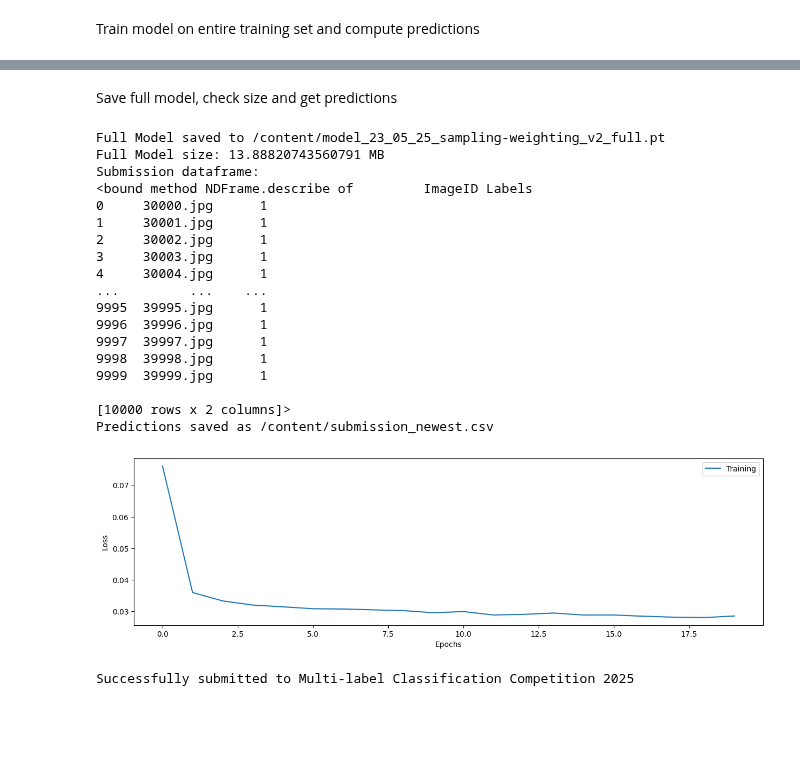
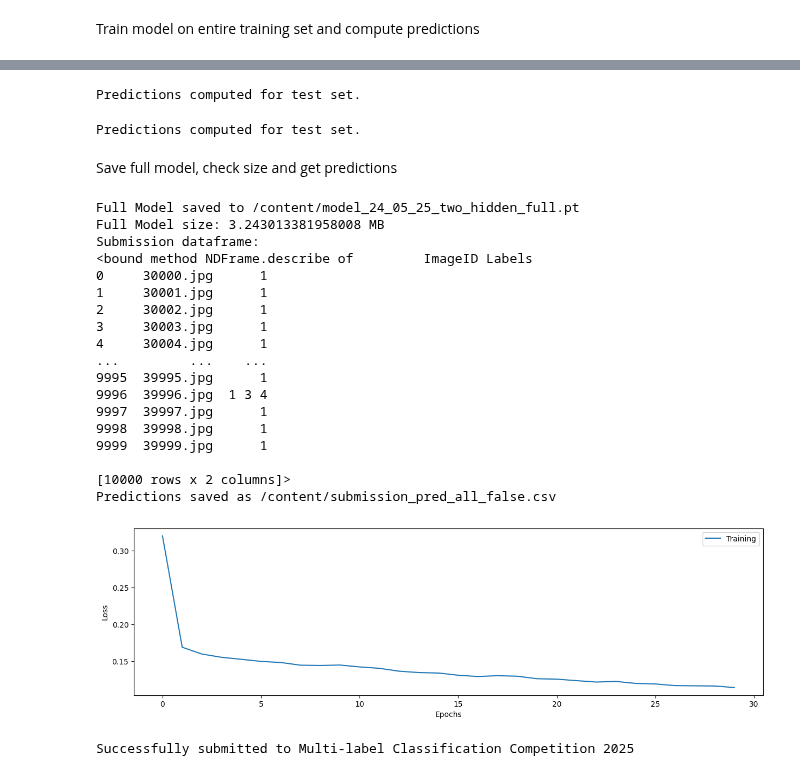
Before and after one commit to deding2000/COMP5329_Ass2, a Jupyter notebook: main_notebook.ipynb, the cells around one changed output, grey strips where cells are left out. Drawn from its saved outputs; the diff is of its cells as text; code cells hidden in the pictures; blank space fills up the shorter version.

Commit message:
tried with more complex model.. :(

```diff
--- a/main_notebook.ipynb
+++ b/main_notebook.ipynb
@@ -445,7 +445,7 @@ loss_full = torch.nn.BCEWithLogitsLoss()#c_weights_full)
 optimizer_full = torch.optim.Adam(model_full.parameters(), lr=lr)
 print('Full Model initialized.')
 log_interval = 50 # How often we print train loss
-train_losses_full = train_network(log_interval,model_full, device, train_dataloader, test_loader=0,optimizer=optimizer_full, loss=loss,epochs=30)
+train_losses_full = train_network(log_interval,model_full, device, train_dataloader, test_loader=0,optimizer=optimizer_full, loss=loss_full,epochs=30)
 
 plt.figure(figsize=(15,4))
 plt.plot(train_losses_full,label="Training")
@@ -455,7 +455,7 @@ plt.legend(loc='upper right')
 
 # Compute predictions for true test set
 thresholds_full = [0.5]*18
-test_pred_full = test(model_full, device, test_dataloader,loss_full,thresholds=thresholds_full,target_available=False,predict_all=True)
-test_pred_full_predict_all_false = test(model_full, device, test_dataloader,loss_full,thresholds=thresholds_full,target_available=False,predict_all=False)
+test_pred_full = test(model_full, device, test_dataloader,thresholds=thresholds_full,target_available=False,predict_all=True)
+test_pred_full_predict_all_false = test(model_full, device, test_dataloader,thresholds=thresholds_full,target_available=False,predict_all=False)
 # %% [output]
 Full Model initialized.
@@ -496,3 +660,11 @@ Train Epoch: 10 [12800/29996 (53%)]     Loss: 0.030027
+# %%
+# Compute predictions for true test set
+thresholds_full = [0.5]*18
+test_pred_full = test(model_full, device, test_dataloader,loss_full,thresholds=thresholds_full,target_available=False,predict_all=True)
+test_pred_full_predict_all_false = test(model_full, device, test_dataloader,loss_full,thresholds=thresholds_full,target_available=False,predict_all=False)
+# %% [output]
+Predictions computed for test set.
+Predictions computed for test set.
 # %% [markdown]
 Save full model, check size and get predictions
 # %%
@@ -533,39 +705,39 @@ print(f"Full Model size: {size_mb} MB")
 plt.figure(figsize=(15,4))
 plt.plot(train_losses_full,label="Training")
 plt.ylabel("Loss")
 plt.xlabel("Epochs")
 plt.legend(loc='upper right')
 plt.savefig(path_name_plot)
 
 #Save predictions in csv
-pred_labels= unencode(test_pred_full)
+pred_labels = unencode(test_pred_full_predict_all_false)
 pred_df = df_test.copy()
 pred_df = pred_df.drop("Caption",axis=1)
 pred_df["Labels"] = pred_labels
 print("Submission dataframe:")
 print(pred_df.describe)
-submission_name = "/content/submission_newest.csv"
+submission_name = "/content/submission_pred_all_false.csv"
 pred_df.to_csv(submission_name,index=False)
 print(f"Predictions saved as {submission_name}")
 # %% [output]
-Full Model saved to /content/model_23_05_25_sampling-weighting_v2_full.pt
-Full Model size: 13.88820743560791 MB
+Full Model saved to /content/model_24_05_25_two_hidden_full.pt
+Full Model size: 3.243013381958008 MB
 Submission dataframe:
 <bound method NDFrame.describe of         ImageID Labels
 0     30000.jpg      1
 1     30001.jpg      1
 2     30002.jpg      1
 3     30003.jpg      1
 4     30004.jpg      1
 ...         ...    ...
 9995  39995.jpg      1
-9996  39996.jpg      1
+9996  39996.jpg  1 3 4
 9997  39997.jpg      1
 9998  39998.jpg      1
 9999  39999.jpg      1
 
 [10000 rows x 2 columns]>
-Predictions saved as /content/submission_newest.csv
+Predictions saved as /content/submission_pred_all_false.csv
-[figure, old version]
+[figure, new version]
 # %%
 # Submit predictions
```
Also changed, not shown: parts of 4 cells of this notebook.
